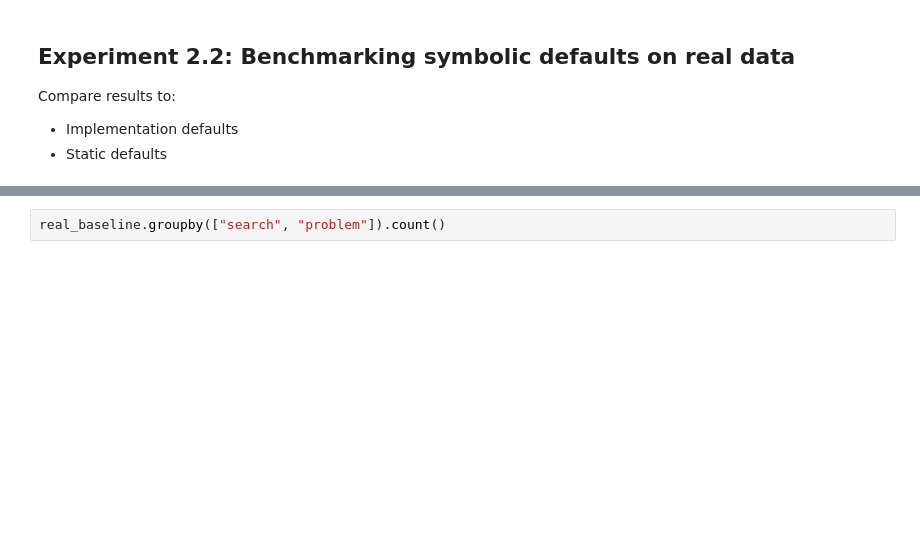
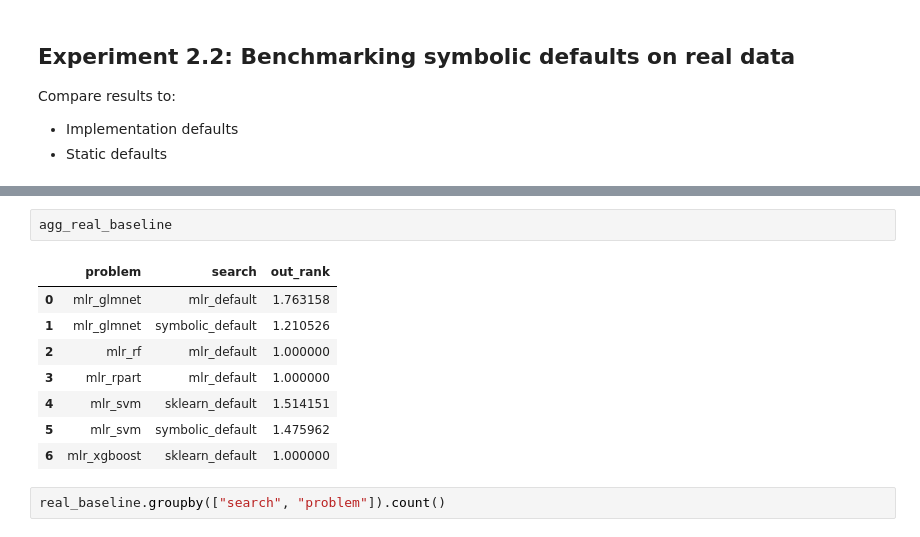
Before and after one commit to PGijsbers/symbolicdefaults, a Jupyter notebook: LogParsing-V3.ipynb, the cells around one changed output, grey strips where cells are left out. Cells and saved outputs as stored; diff of their text form; blank space fills up the shorter version.

```diff
--- a/LogParsing-V3.ipynb
+++ b/LogParsing-V3.ipynb
@@ -766,3 +792,14 @@ else:
+# %%
+agg_real_baseline
+# %% [output]
+|  | problem | search | out_rank |
+| 0 | mlr_glmnet | mlr_default | 1.763158 |
+| 1 | mlr_glmnet | symbolic_default | 1.210526 |
+| 2 | mlr_rf | mlr_default | 1.000000 |
+| 3 | mlr_rpart | mlr_default | 1.000000 |
+| 4 | mlr_svm | sklearn_default | 1.514151 |
+| 5 | mlr_svm | symbolic_default | 1.475962 |
+| 6 | mlr_xgboost | sklearn_default | 1.000000 |
 # %%
 real_baseline.groupby(["search", "problem"]).count()
 # %% [output]
```
Also changed, not shown: parts of 6 cells of this notebook.
